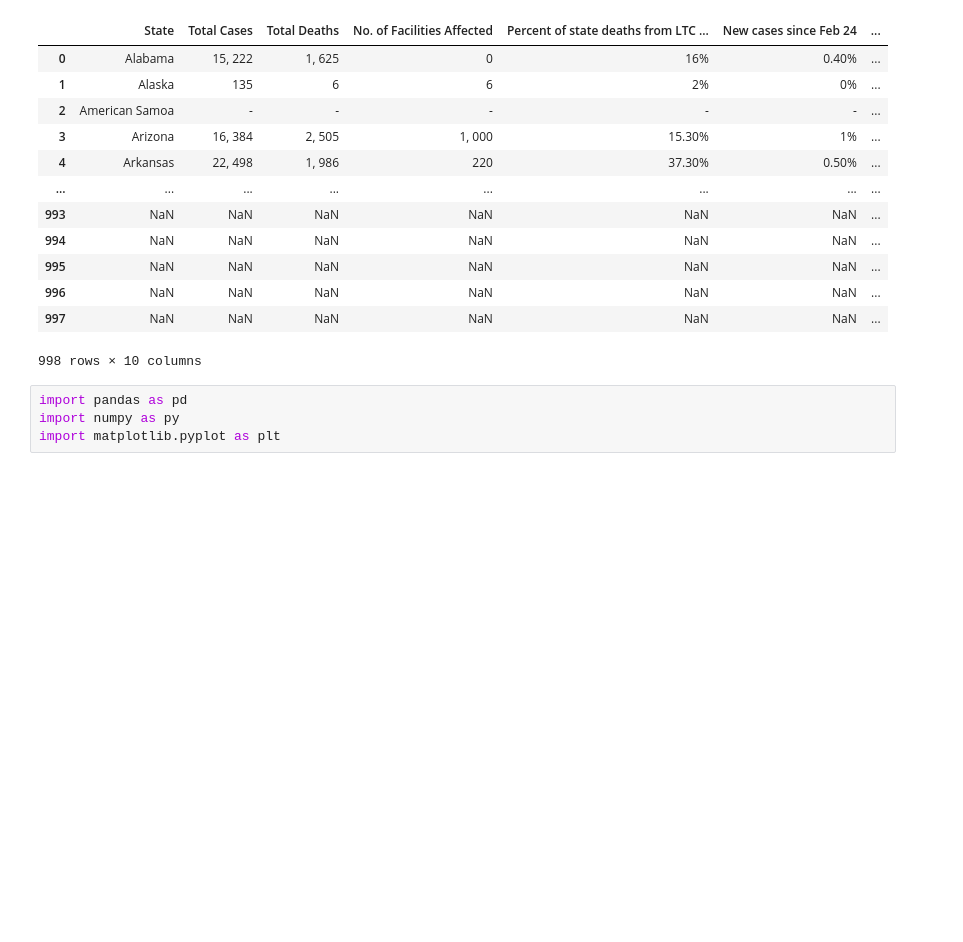
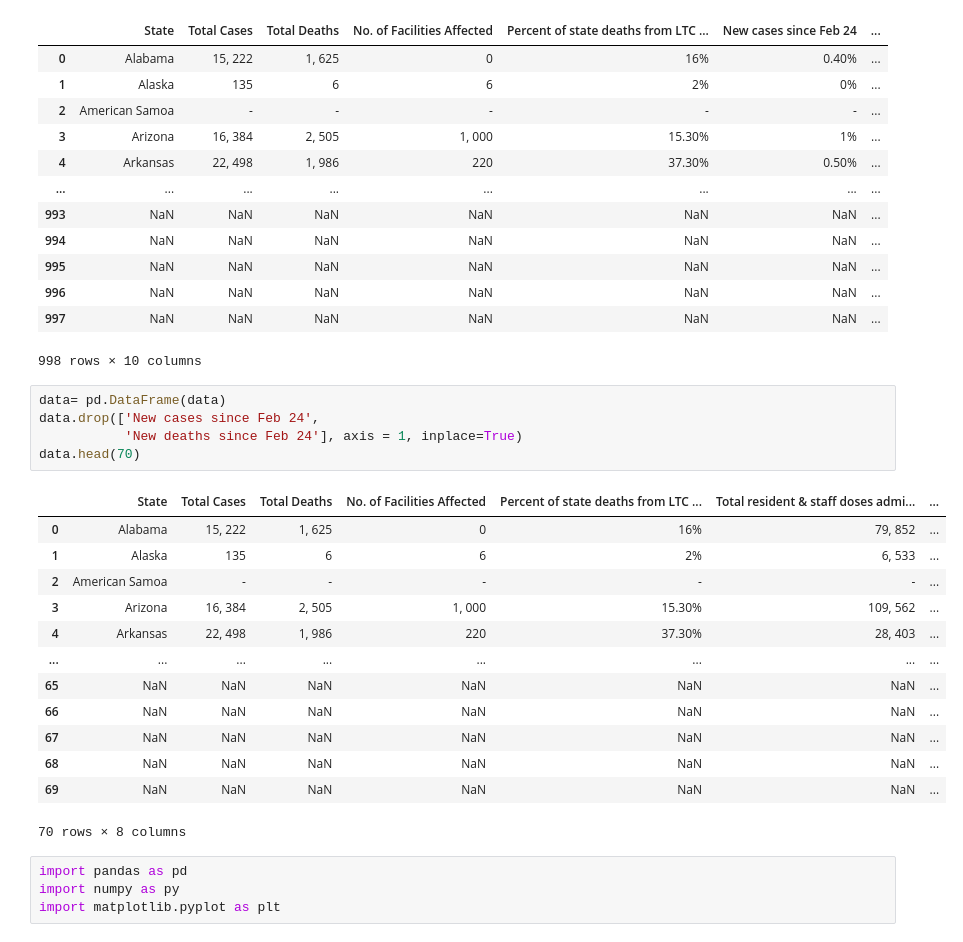
Before and after one commit to maezie19-02475/3206-The-Conquerors, a Jupyter notebook: COVID_19_DESCRIPTIVE_ANALYSIS_INFORMATION_AND_IMPACT_ON_EMPLOYMENT.ipynb, the cells around one changed output. Drawn from its saved outputs; the diff is of its cells as text; blank space fills up the shorter version.

Commit message:
Data Cleaning the Datasets (2)

```diff
--- a/COVID_19_DESCRIPTIVE_ANALYSIS_INFORMATION_AND_IMPACT_ON_EMPLOYMENT.ipynb
+++ b/COVID_19_DESCRIPTIVE_ANALYSIS_INFORMATION_AND_IMPACT_ON_EMPLOYMENT.ipynb
@@ -48,6 +48,25 @@ data.head(2000)
 | 996 | NaN | NaN | NaN | NaN | NaN | NaN | ... |
 | 997 | NaN | NaN | NaN | NaN | NaN | NaN | ... |
 998 rows × 10 columns
+# %%
+data= pd.DataFrame(data)
+data.drop(['New cases since Feb 24',
+           'New deaths since Feb 24'], axis = 1, inplace=True)
+data.head(70)
+# %% [output]
+|  | State | Total Cases | Total Deaths | No. of Facilities Affected | Percent of state deaths from LTC ... | Total resident & staff doses admi... | ... |
+| 0 | Alabama | 15, 222 | 1, 625 | 0 | 16% | 79, 852 | ... |
+| 1 | Alaska | 135 | 6 | 6 | 2% | 6, 533 | ... |
+| 2 | American Samoa | - | - | - | - | - | ... |
+| 3 | Arizona | 16, 384 | 2, 505 | 1, 000 | 15.30% | 109, 562 | ... |
+| 4 | Arkansas | 22, 498 | 1, 986 | 220 | 37.30% | 28, 403 | ... |
+| ... | ... | ... | ... | ... | ... | ... | ... |
+| 65 | NaN | NaN | NaN | NaN | NaN | NaN | ... |
+| 66 | NaN | NaN | NaN | NaN | NaN | NaN | ... |
+| 67 | NaN | NaN | NaN | NaN | NaN | NaN | ... |
+| 68 | NaN | NaN | NaN | NaN | NaN | NaN | ... |
+| 69 | NaN | NaN | NaN | NaN | NaN | NaN | ... |
+70 rows × 8 columns
 # %%
 import pandas as pd
 import numpy as py
```
